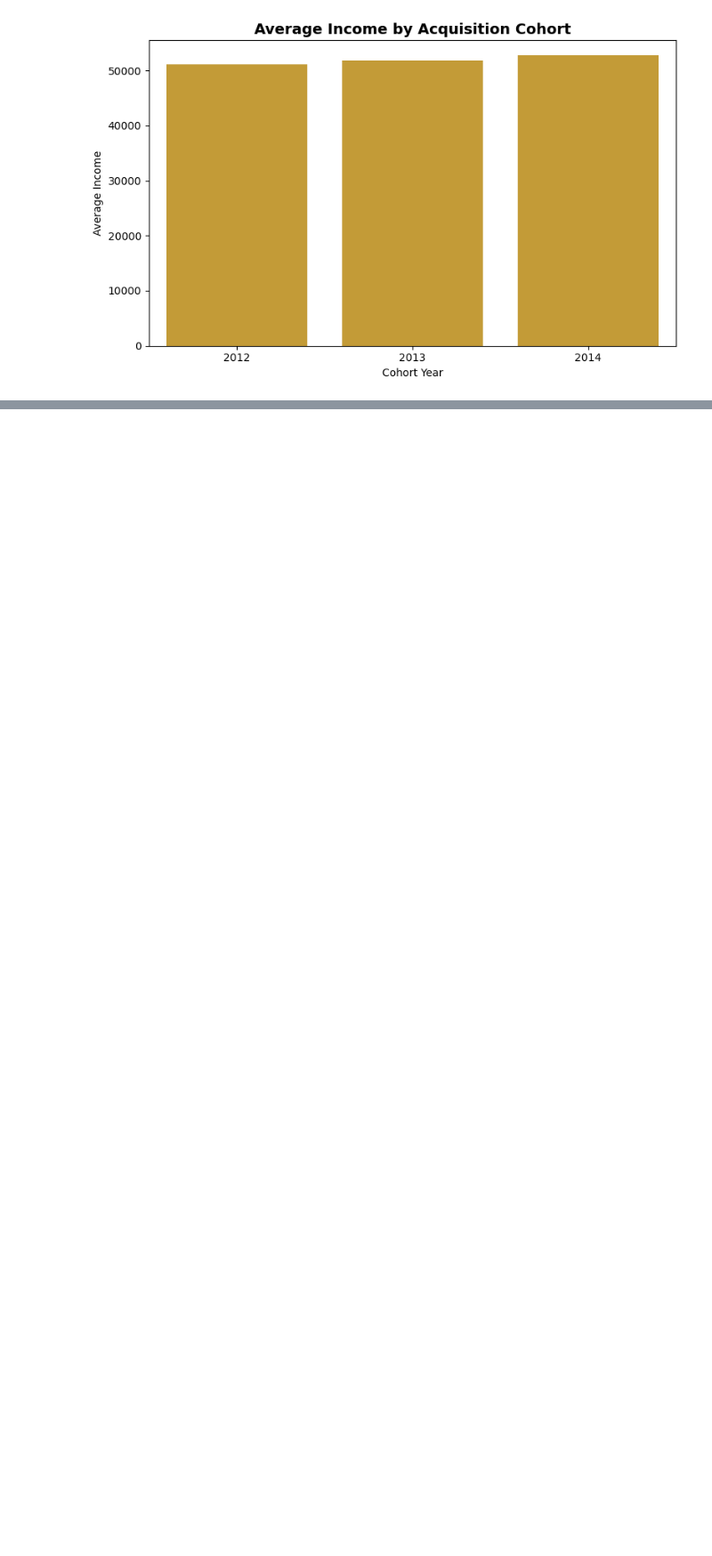
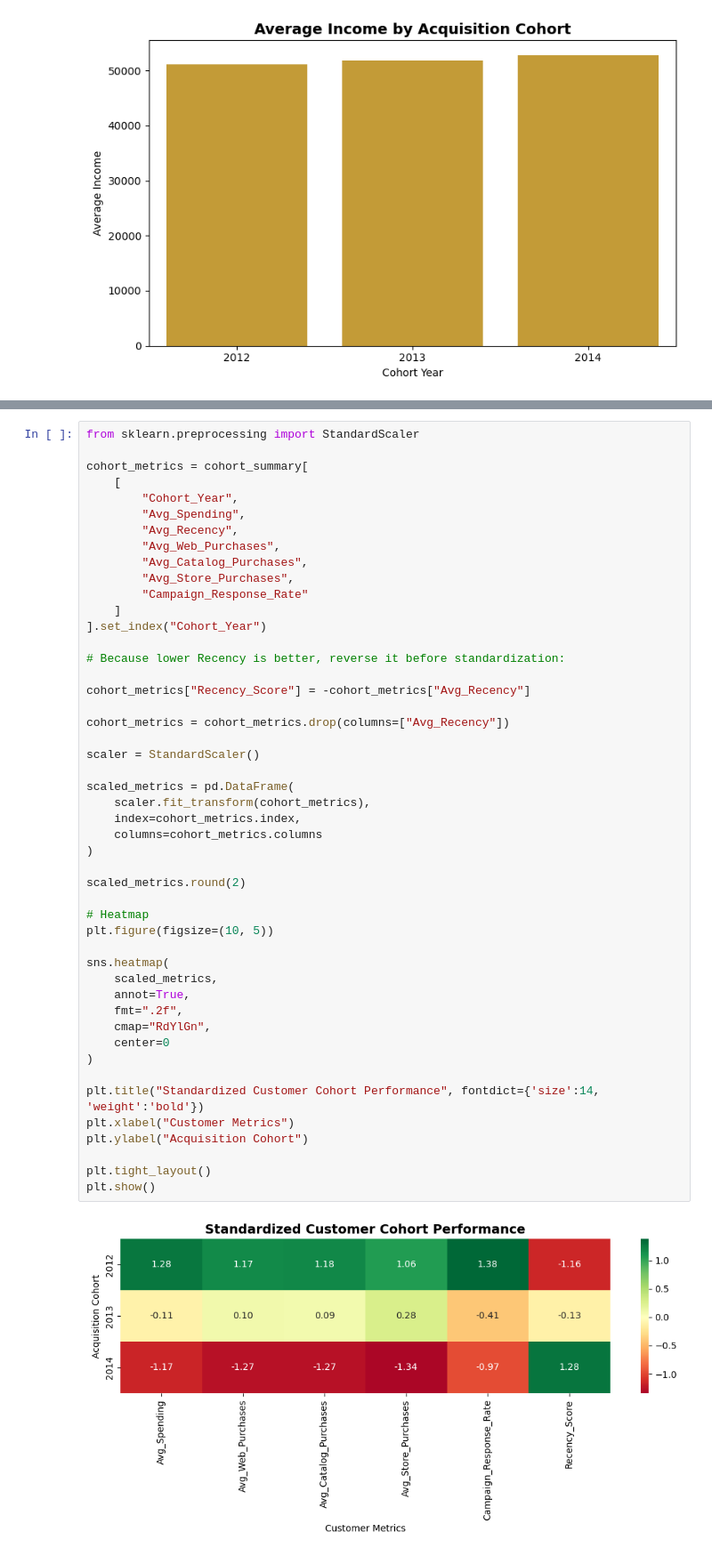
Before and after one commit to annugit1655/Customer-Behaviour-Analysis-with-CLTV, a Jupyter notebook: notebooks/03-Cohort-Analysis_Customer_Engagement.ipynb, the cells around one changed output, grey strips where cells are left out. Shown at 89% size. Drawn from its saved outputs; the diff is of its cells as text; blank space fills up the shorter version.

Commit message:
'cohort_overall_analysis'

```diff
--- a/notebooks/03-Cohort-Analysis_Customer_Engagement.ipynb
+++ b/notebooks/03-Cohort-Analysis_Customer_Engagement.ipynb
@@ -634,0 +643,50 @@ plt.show()
+# %%
+from sklearn.preprocessing import StandardScaler
+
+cohort_metrics = cohort_summary[
+    [
+        "Cohort_Year",
+        "Avg_Spending",
+        "Avg_Recency",
+        "Avg_Web_Purchases",
+        "Avg_Catalog_Purchases",
+        "Avg_Store_Purchases",
+        "Campaign_Response_Rate"
+    ]
+].set_index("Cohort_Year")
+
+# Because lower Recency is better, reverse it before standardization:
+
+cohort_metrics["Recency_Score"] = -cohort_metrics["Avg_Recency"]
+
+cohort_metrics = cohort_metrics.drop(columns=["Avg_Recency"])
+
+scaler = StandardScaler()
+
+scaled_metrics = pd.DataFrame(
+    scaler.fit_transform(cohort_metrics),
+    index=cohort_metrics.index,
+    columns=cohort_metrics.columns
+)
+
+scaled_metrics.round(2)
+
+# Heatmap
+plt.figure(figsize=(10, 5))
+
+sns.heatmap(
+    scaled_metrics,
+    annot=True,
+    fmt=".2f",
+    cmap="RdYlGn",
+    center=0
+)
+
+plt.title("Standardized Customer Cohort Performance", fontdict={'size':14, 'weight':'bold'})
+plt.xlabel("Customer Metrics")
+plt.ylabel("Acquisition Cohort")
+
+plt.tight_layout()
+plt.show()
+# %% [output]
+[figure, added]
```
Also changed, not shown: parts of 7 cells of this notebook.
